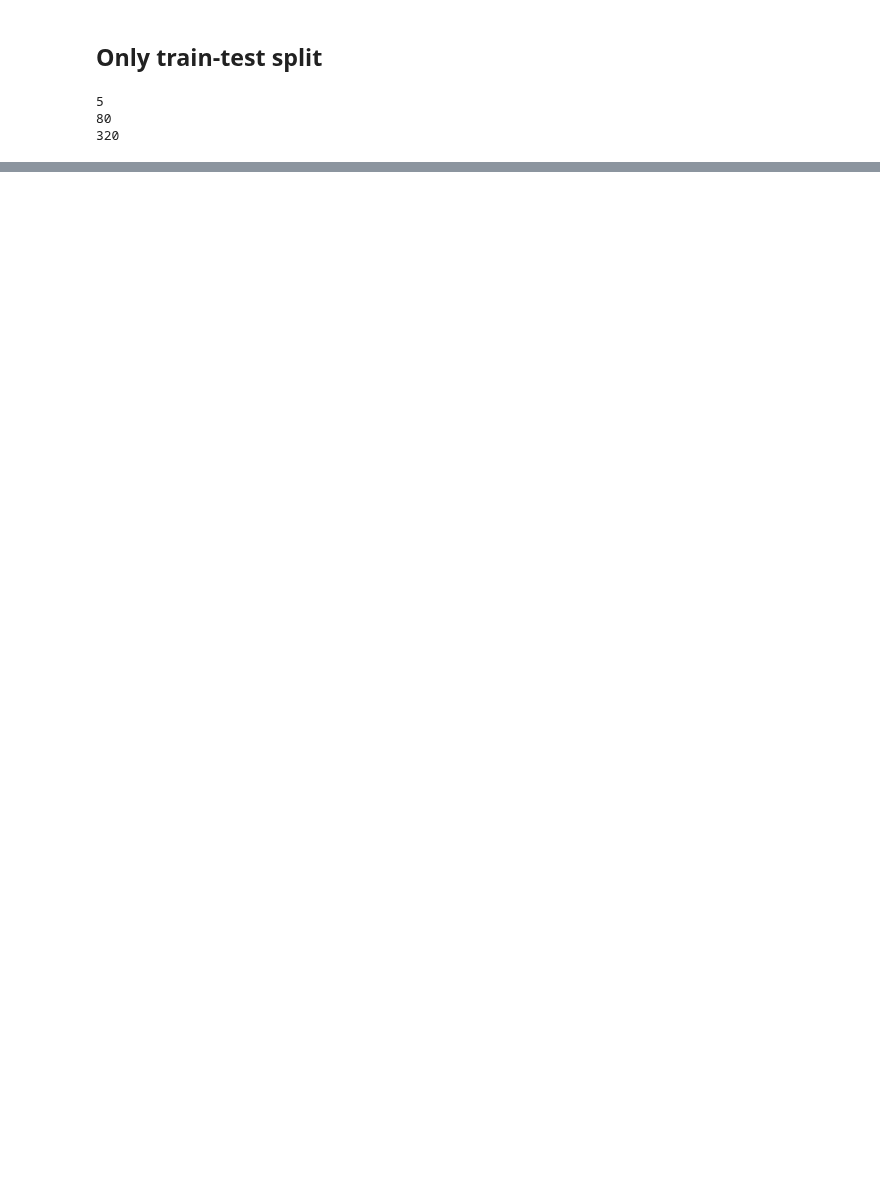
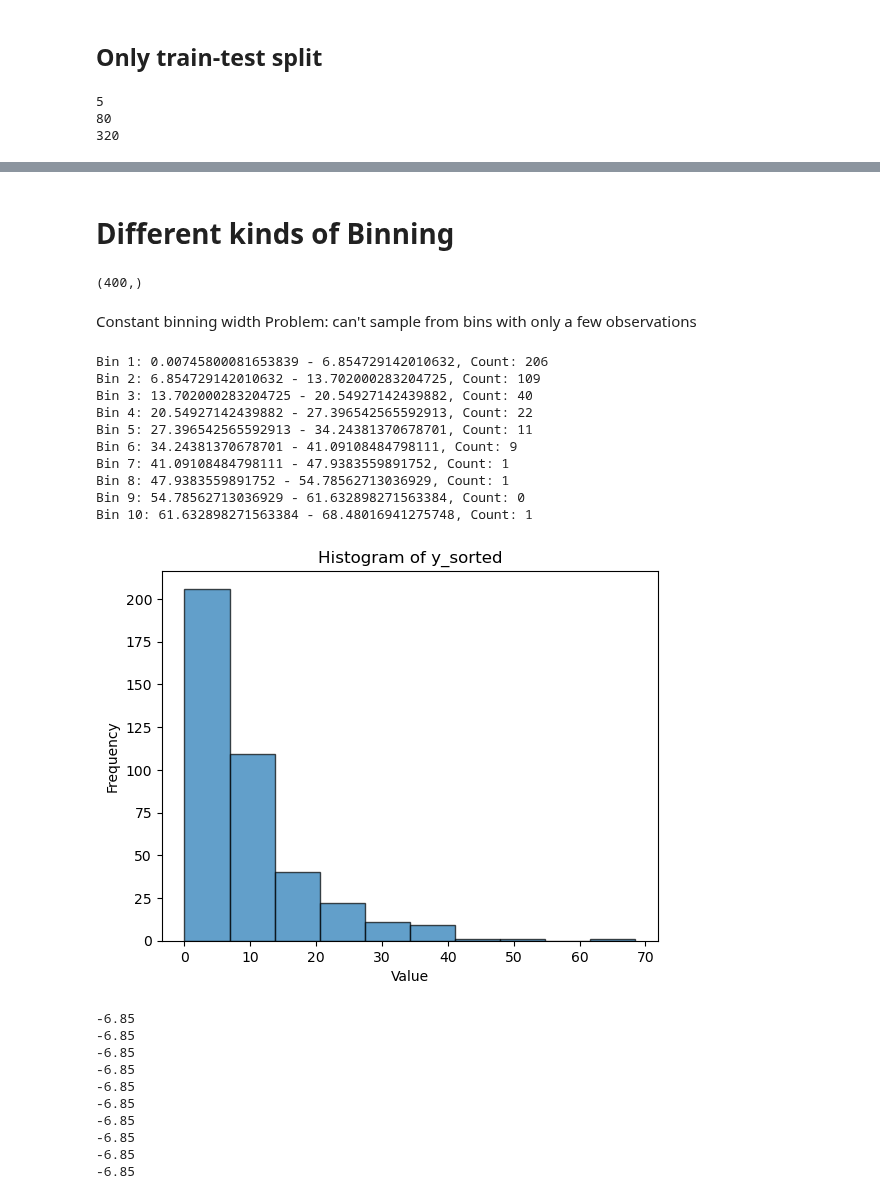
Before and after one commit to annegriddl/slds_stratification, a Jupyter notebook: Simulations/Stratification.ipynb, the cells around one changed output, grey strips where cells are left out. Drawn from its saved outputs; the diff is of its cells as text; code cells hidden in the pictures; blank space fills up the shorter version.

```diff
--- a/Simulations/Stratification.ipynb
+++ b/Simulations/Stratification.ipynb
@@ -332,0 +336,55 @@ plt.show()
+# %% [markdown]
+# Different kinds of Binning
+# %%
+print(y.shape)
+
+# sort y
+y_sorted = y[np.argsort(y)]
+# %% [output]
+(400,)
+# %% [markdown]
+Constant binning width
+Problem: can't sample from bins with only a few observations
+# %%
+# Define the number of bins
+num_bins = 10
+
+# Compute the histogram: equal bin width
+hist, bin_edges = np.histogram(y_sorted, bins=num_bins)
+
+# Print the bin edges and corresponding counts
+for i in range(num_bins):
+    print(f'Bin {i + 1}: {bin_edges[i]} - {bin_edges[i + 1]}, Count: {hist[i]}')
+
+    # Visualize the histogram
+plt.hist(y_sorted, bins=num_bins, edgecolor='black', alpha=0.7)
+plt.title('Histogram of y_sorted')
+plt.xlabel('Value')
+plt.ylabel('Frequency')
+plt.show()
+
+
+for i in range(num_bins):
+    print(np.round(bin_edges[i] - bin_edges[i + 1], 2))
+# %% [output]
+Bin 1: 0.00745800081653839 - 6.854729142010632, Count: 206
+Bin 2: 6.854729142010632 - 13.702000283204725, Count: 109
+Bin 3: 13.702000283204725 - 20.54927142439882, Count: 40
+Bin 4: 20.54927142439882 - 27.396542565592913, Count: 22
+Bin 5: 27.396542565592913 - 34.24381370678701, Count: 11
+Bin 6: 34.24381370678701 - 41.09108484798111, Count: 9
+Bin 7: 41.09108484798111 - 47.9383559891752, Count: 1
+Bin 8: 47.9383559891752 - 54.78562713036929, Count: 1
+Bin 9: 54.78562713036929 - 61.632898271563384, Count: 0
+Bin 10: 61.632898271563384 - 68.48016941275748, Count: 1
+[figure, added]
+-6.85
+-6.85
+-6.85
+-6.85
+-6.85
+-6.85
+-6.85
+-6.85
+-6.85
+-6.85
```
Also changed, not shown: parts of 25 cells of this notebook.
